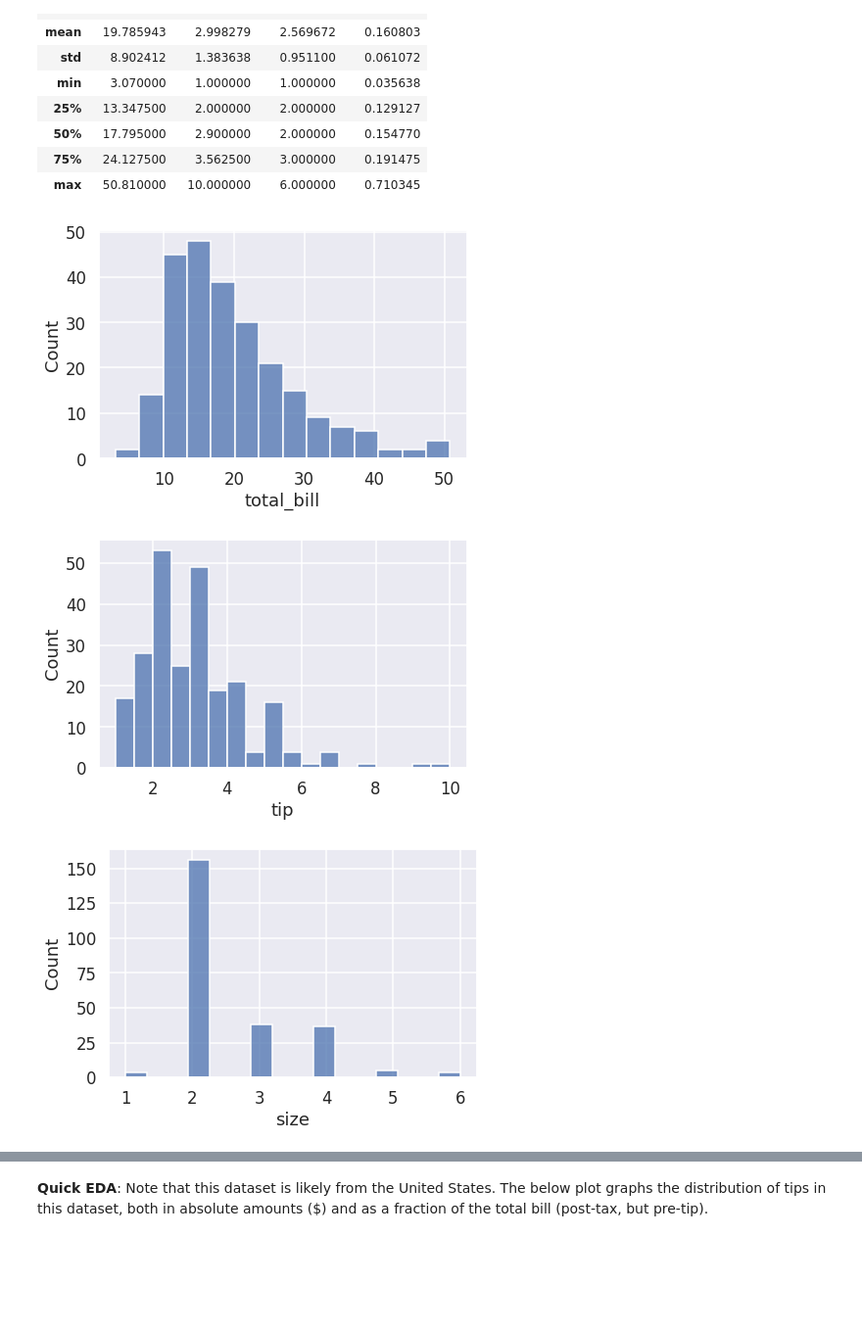
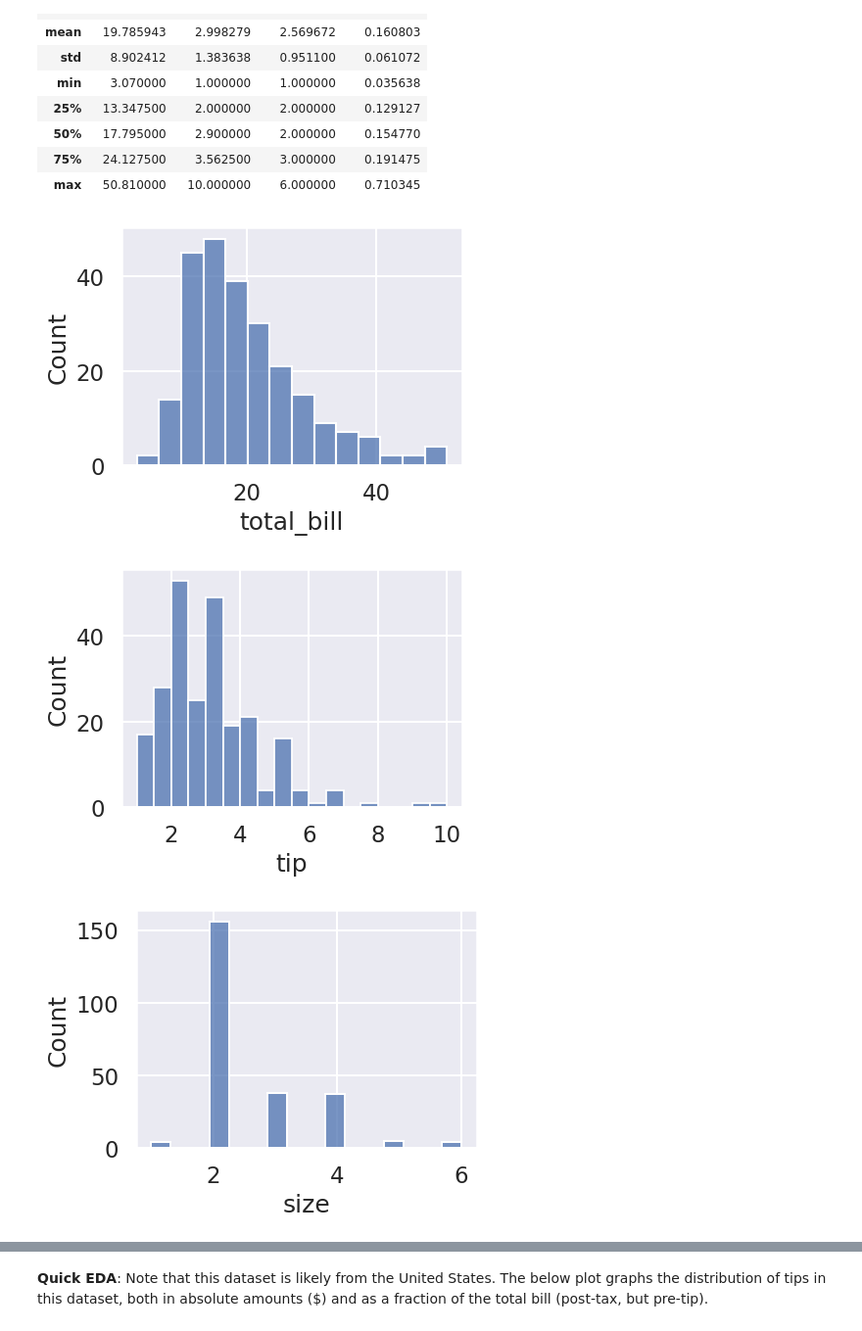
Before and after one commit to brianballer/ds100-sp22, a Jupyter notebook: lab/lab05/lab05.ipynb, the cells around one changed output, grey strips where cells are left out. Shown at 98% size. Cells and saved outputs as stored; diff of their text form; code cells hidden in the pictures; blank space fills up the shorter version.

```diff
--- a/lab/lab05/lab05.ipynb
+++ b/lab/lab05/lab05.ipynb
@@ -104,12 +106,13 @@ tips.describe()
 # %%
 num_cols = ["total_bill", "tip", "size", "pct"]
 def histo(data, col):
-  sns.histplot(data=data, x=col)
+  fig, ax = plt.subplots(figsize=(4, 3))
+  sns.histplot(data=data, x=col) #note, don't have to say ax=ax[0] or ax=ax here even though we defined it
   plt.show()
 
 for col in num_cols:
   histo(tips, col)
 # %% [output]
-[figure, old version]
+[figure, new version]
-[figure, old version]
+[figure, new version]
-[figure, old version]
+[figure, new version]
```
Also changed, not shown: parts of 24 cells of this notebook, 5 other files.
